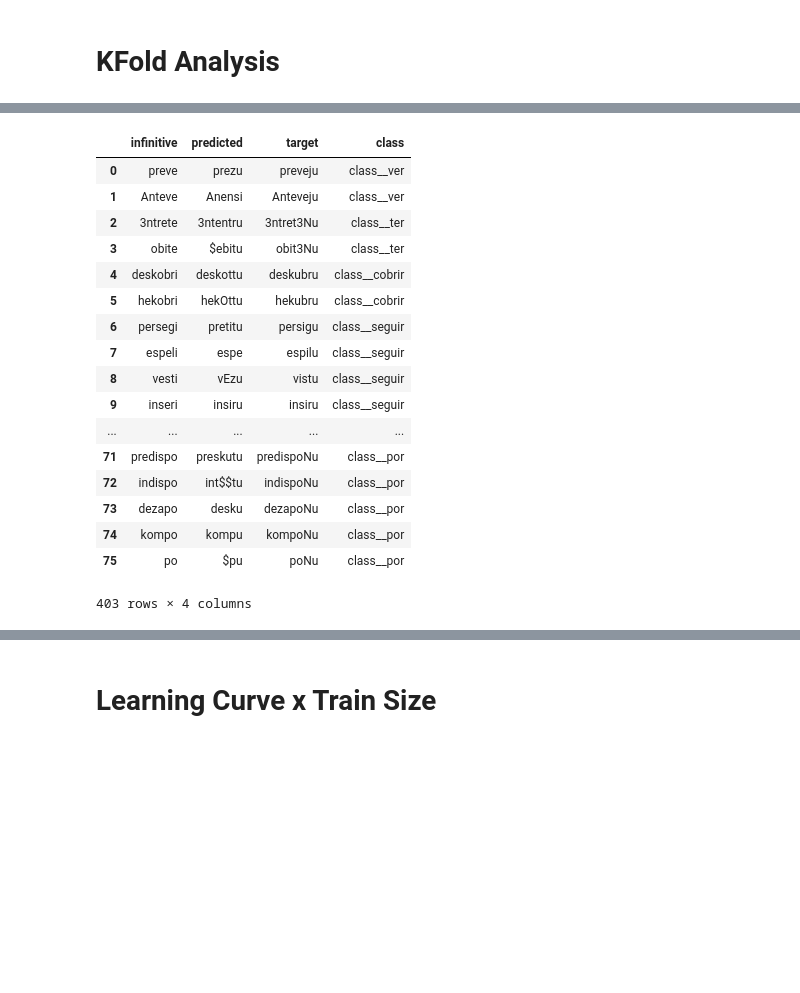
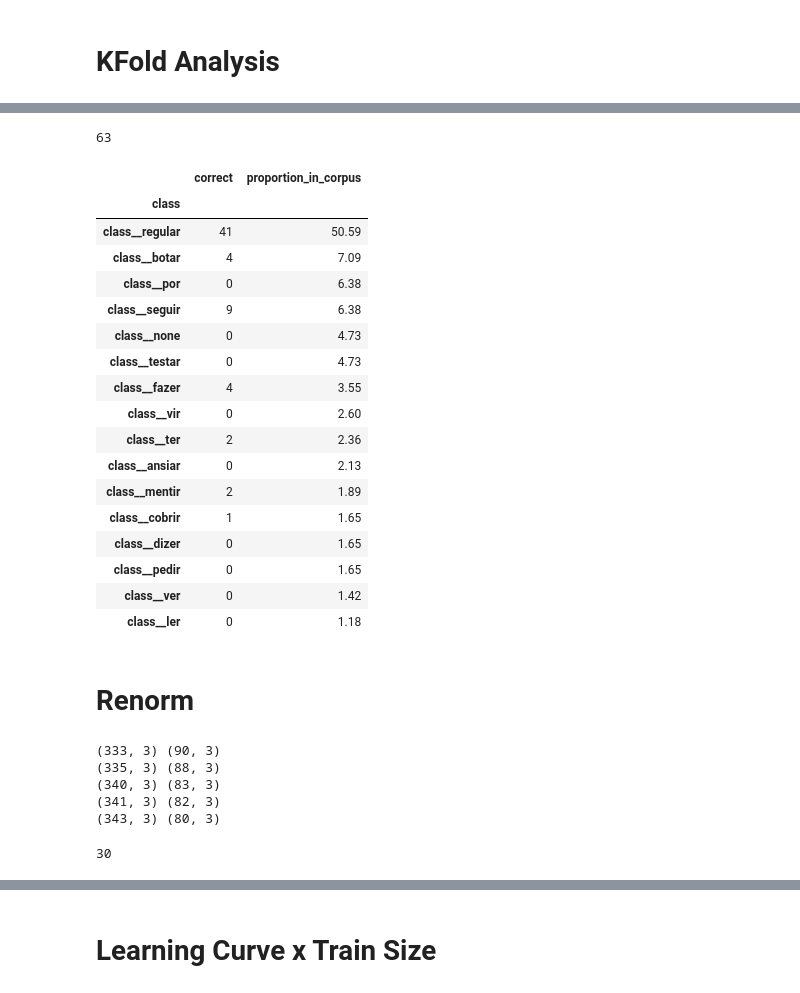
Before and after one commit to beatrizalbiero/MsResearch, a Jupyter notebook: WickelfeaturesProject/encoder-decoder.ipynb, the cells around one changed output, grey strips where cells are left out. Cells and saved outputs as stored; diff of their text form; code cells hidden in the pictures; blank space fills up the shorter version.

```diff
--- a/WickelfeaturesProject/encoder-decoder.ipynb
+++ b/WickelfeaturesProject/encoder-decoder.ipynb
@@ -119,0 +125,2 @@ all_decodings = lib.kfold(corpus, n=5)
+# %%
+all_decodings = all_decodings.sort_values('class')
@@ -119,0 +129,2 @@ all_decodings = lib.kfold(corpus, n=5)
+# %%
+all_decodings['correct'] = np.where((all_decodings['predicted'] == all_decodings['target']) , 1, 0)
@@ -120,21 +133,4 @@ all_decodings = lib.kfold(corpus, n=5)
 # %%
-all_decodings
+all_decodings.correct.sum()
 # %% [output]
-|  | infinitive | predicted | target | class |
-| 0 | preve | prezu | preveju | class__ver |
-| 1 | Anteve | Anensi | Anteveju | class__ver |
-| 2 | 3ntrete | 3ntentru | 3ntret3Nu | class__ter |
-| 3 | obite | $ebitu | obit3Nu | class__ter |
-| 4 | deskobri | deskottu | deskubru | class__cobrir |
-| 5 | hekobri | hekOttu | hekubru | class__cobrir |
-| 6 | persegi | pretitu | persigu | class__seguir |
-| 7 | espeli | espe | espilu | class__seguir |
-| 8 | vesti | vEzu | vistu | class__seguir |
-| 9 | inseri | insiru | insiru | class__seguir |
-| ... | ... | ... | ... | ... |
-| 71 | predispo | preskutu | predispoNu | class__por |
-| 72 | indispo | int$$tu | indispoNu | class__por |
-| 73 | dezapo | desku | dezapoNu | class__por |
-| 74 | kompo | kompu | kompoNu | class__por |
-| 75 | po | $pu | poNu | class__por |
-403 rows × 4 columns
+63
@@ -142,0 +137,35 @@ all_decodings.to_csv("Files/all_decodings", index=None)
+# %%
+results = pd.concat([all_decodings.groupby('class').sum(), proportions], axis=1)
+# %%
+results.columns = ['correct', 'proportion_in_corpus']
+# %%
+results.sort_values('proportion_in_corpus', ascending=False)
+# %% [output]
+|  | correct | proportion_in_corpus |
+| class |  |  |
+| class__regular | 41 | 50.59 |
+| class__botar | 4 | 7.09 |
+| class__por | 0 | 6.38 |
+| class__seguir | 9 | 6.38 |
+| class__none | 0 | 4.73 |
+| class__testar | 0 | 4.73 |
+| class__fazer | 4 | 3.55 |
+| class__vir | 0 | 2.60 |
+| class__ter | 2 | 2.36 |
+| class__ansiar | 0 | 2.13 |
+| class__mentir | 2 | 1.89 |
+| class__cobrir | 1 | 1.65 |
+| class__dizer | 0 | 1.65 |
+| class__pedir | 0 | 1.65 |
+| class__ver | 0 | 1.42 |
+| class__ler | 0 | 1.18 |
+# %% [markdown]
+# Renorm
+# %%
+all_decodings_renorm = lib.kfold(corpus, renorm=True, n=5)
+# %% [output]
+(333, 3) (90, 3)
+(335, 3) (88, 3)
+(340, 3) (83, 3)
+(341, 3) (82, 3)
+(343, 3) (80, 3)
@@ -142,0 +174,4 @@ all_decodings.to_csv("Files/all_decodings", index=None)
+# %%
+all_decodings_renorm.correct.sum()
+# %% [output]
+30
```
Also changed, not shown: parts of 18 cells of this notebook, 4 other files.
